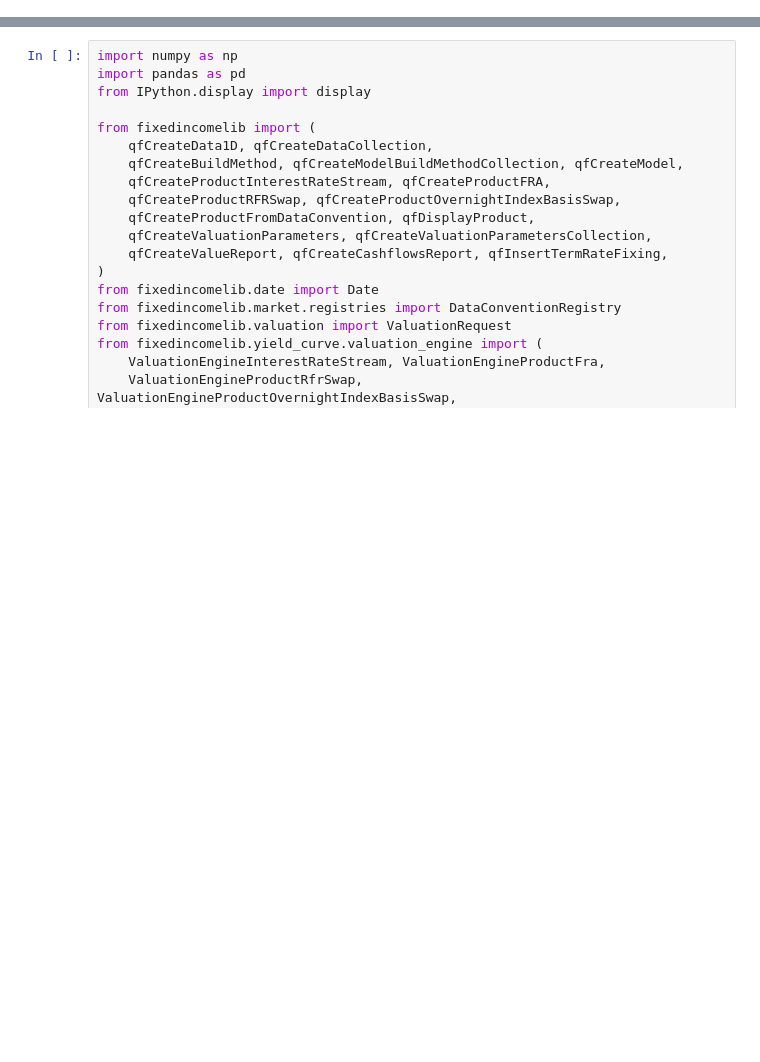
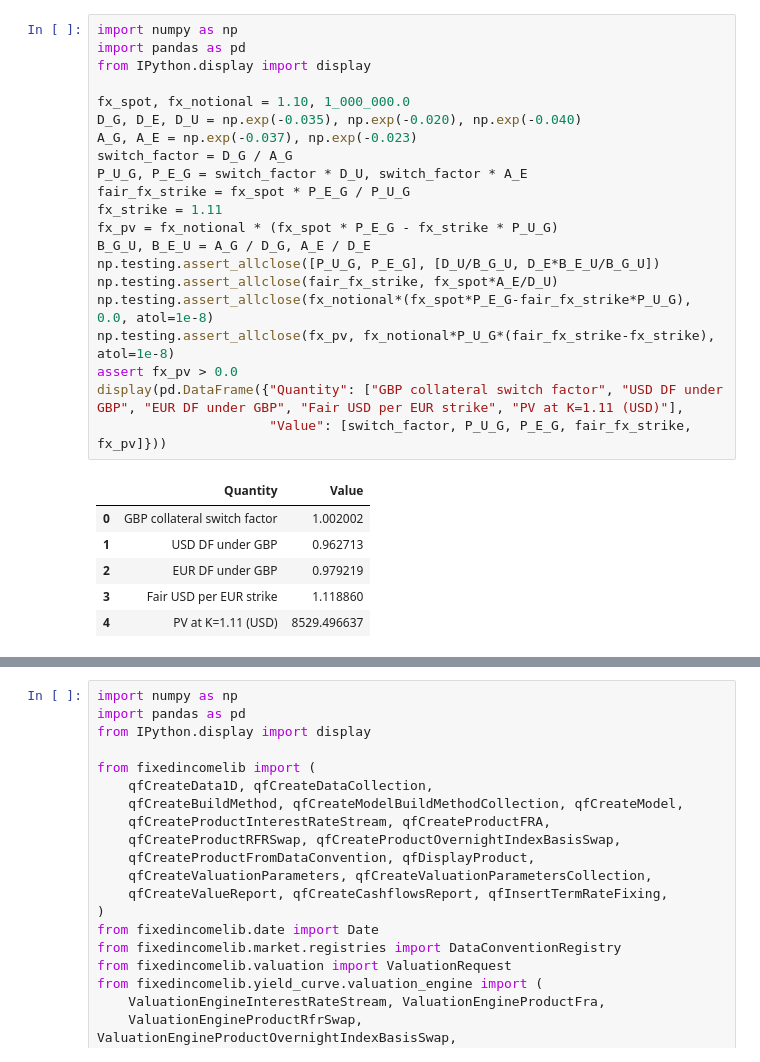
Before and after one commit to Aditya8321/FRE-GY-9743-Assignments-6, a Jupyter notebook: hw6_interest_rate_products.ipynb, the cells around one changed output, grey strips where cells are left out. Cells and saved outputs as stored; diff of their text form; blank space fills up the shorter version.

```diff
--- a/hw6_interest_rate_products.ipynb
+++ b/hw6_interest_rate_products.ipynb
@@ -1 +77,29 @@
+# %%
+import numpy as np
+import pandas as pd
+from IPython.display import display
+
+fx_spot, fx_notional = 1.10, 1_000_000.0
+D_G, D_E, D_U = np.exp(-0.035), np.exp(-0.020), np.exp(-0.040)
+A_G, A_E = np.exp(-0.037), np.exp(-0.023)
+switch_factor = D_G / A_G
+P_U_G, P_E_G = switch_factor * D_U, switch_factor * A_E
+fair_fx_strike = fx_spot * P_E_G / P_U_G
+fx_strike = 1.11
+fx_pv = fx_notional * (fx_spot * P_E_G - fx_strike * P_U_G)
+B_G_U, B_E_U = A_G / D_G, A_E / D_E
+np.testing.assert_allclose([P_U_G, P_E_G], [D_U/B_G_U, D_E*B_E_U/B_G_U])
+np.testing.assert_allclose(fair_fx_strike, fx_spot*A_E/D_U)
+np.testing.assert_allclose(fx_notional*(fx_spot*P_E_G-fair_fx_strike*P_U_G), 0.0, atol=1e-8)
+np.testing.assert_allclose(fx_pv, fx_notional*P_U_G*(fair_fx_strike-fx_strike), atol=1e-8)
+assert fx_pv > 0.0
+display(pd.DataFrame({"Quantity": ["GBP collateral switch factor", "USD DF under GBP", "EUR DF under GBP", "Fair USD per EUR strike", "PV at K=1.11 (USD)"],
+                      "Value": [switch_factor, P_U_G, P_E_G, fair_fx_strike, fx_pv]}))
+# %% [output]
+|  | Quantity | Value |
+| 0 | GBP collateral switch factor | 1.002002 |
+| 1 | USD DF under GBP | 0.962713 |
+| 2 | EUR DF under GBP | 0.979219 |
+| 3 | Fair USD per EUR strike | 1.118860 |
+| 4 | PV at K=1.11 (USD) | 8529.496637 |
 # %% [markdown]
```
Also changed, not shown: parts of 25 cells of this notebook, 8 other files.
